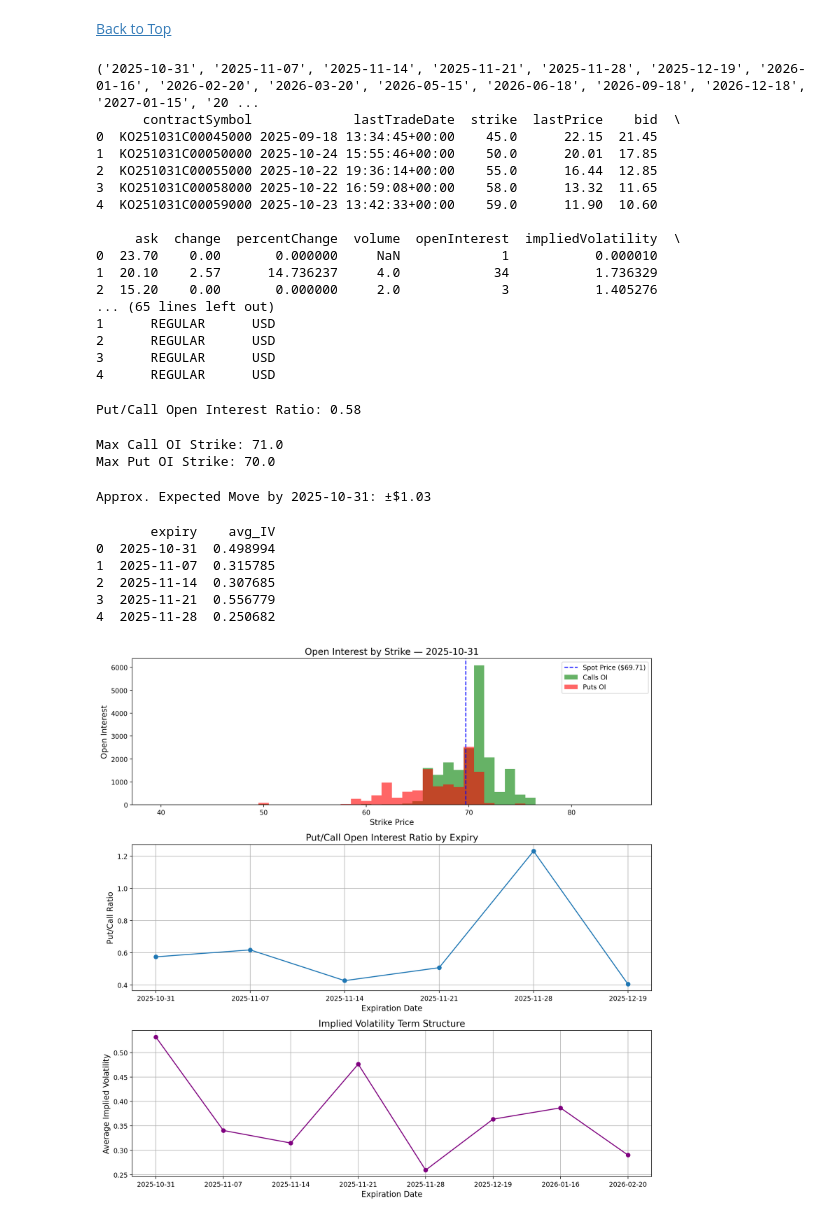
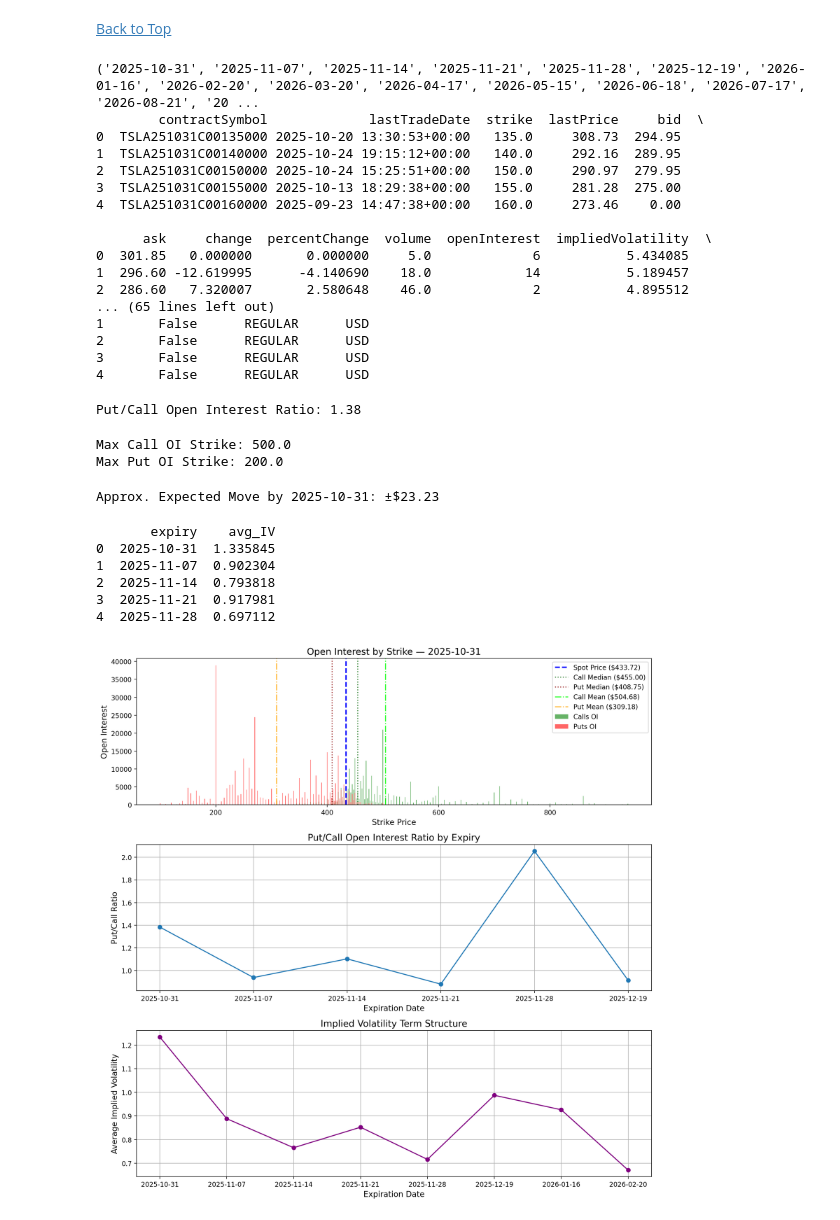
Before and after one commit to Salling3650/Stock_marked, a Jupyter notebook: Stock analysis.ipynb, the cells around one changed output. Cells and saved outputs as stored; diff of their text form; code cells hidden in the pictures.

Commit message:
Restructured the notebook, added median and mean to the open strike options and fixed dividend in key data

```diff
--- a/Stock analysis.ipynb
+++ b/Stock analysis.ipynb
@@ -140,7 +180,7 @@ def make_cnn_api_request(url, max_retries=3, backoff_factor=1.0, timeout=10):
 2. Examples: `'GOOGL'`, `'MSFT'`, `'TSLA'`, `'NVDA'`, `'AMZN'`, etc.
 3. Run the cell above, then run the dashboard cell below
 # %%
-selected_stock = 'KO'  # Change this to any stock symbol (e.g., 'AAPL', 'GOOGL', 'MSFT', etc.)
+selected_stock = 'TSLA'  # Change this to any stock symbol (e.g., 'AAPL', 'GOOGL', 'MSFT', etc.)
 period = '1y'  # Change this to desired period (e.g., '1d', '1wk', '6mo', '1y', '2y', 'max' etc.) - x-axis labels will auto-adjust
 # %%
 # STOCK SELECTION
@@ -301,8 +335,0 @@ This section is planned for additional analysis features. Currently contains bas
-# %%
-# Display company officers
-try:
-    ticker = globals().get('ticker') or yf.Ticker(selected_stock)
-    officers = ticker.info.get('companyOfficers')
-    display_structured_data_as_markdown(officers, "Company Officers", selected_stock)
-except Exception as e:
-    display(Markdown(f"**Error displaying company officers:** {e}"))
@@ -1107,36 +1135,36 @@ puts = option_chain.puts
 print(calls.head())
 print(puts.head())
 # %% [output]
-('2025-10-31', '2025-11-07', '2025-11-14', '2025-11-21', '2025-11-28', '2025-12-19', '2026-01-16', '2026-02-20', '2026-03-20', '2026-05-15', '2026-06-18', '2026-09-18', '2026-12-18', '2027-01-15', '20 ...
-      contractSymbol             lastTradeDate  strike  lastPrice    bid  \
-0  KO251031C00045000 2025-09-18 13:34:45+00:00    45.0      22.15  21.45
-1  KO251031C00050000 2025-10-24 15:55:46+00:00    50.0      20.01  17.85
-2  KO251031C00055000 2025-10-22 19:36:14+00:00    55.0      16.44  12.85
-3  KO251031C00058000 2025-10-22 16:59:08+00:00    58.0      13.32  11.65
-4  KO251031C00059000 2025-10-23 13:42:33+00:00    59.0      11.90  10.60
+('2025-10-31', '2025-11-07', '2025-11-14', '2025-11-21', '2025-11-28', '2025-12-19', '2026-01-16', '2026-02-20', '2026-03-20', '2026-04-17', '2026-05-15', '2026-06-18', '2026-07-17', '2026-08-21', '20 ...
+        contractSymbol             lastTradeDate  strike  lastPrice     bid  \
+0  TSLA251031C00135000 2025-10-20 13:30:53+00:00   135.0     308.73  294.95
+1  TSLA251031C00140000 2025-10-24 19:15:12+00:00   140.0     292.16  289.95
+2  TSLA251031C00150000 2025-10-24 15:25:51+00:00   150.0     290.97  279.95
+3  TSLA251031C00155000 2025-10-13 18:29:38+00:00   155.0     281.28  275.00
+4  TSLA251031C00160000 2025-09-23 14:47:38+00:00   160.0     273.46    0.00
 
-     ask  change  percentChange  volume  openInterest  impliedVolatility  \
-0  23.70    0.00       0.000000     NaN             1           0.000010
-1  20.10    2.57      14.736237     4.0            34           1.736329
-2  15.20    0.00       0.000000     2.0             3           1.405276
+      ask     change  percentChange  volume  openInterest  impliedVolatility  \
+0  301.85   0.000000       0.000000     5.0             6           5.434085
+1  296.60 -12.619995      -4.140690    18.0            14           5.189457
+2  286.60   7.320007       2.580648    46.0             2           4.895512
 ... (65 lines left out)
-1      REGULAR      USD
-2      REGULAR      USD
-3      REGULAR      USD
-4      REGULAR      USD
+1       False      REGULAR      USD
+2       False      REGULAR      USD
+3       False      REGULAR      USD
+4       False      REGULAR      USD
 # %%
 put_call_ratio = puts['openInterest'].sum() / calls['openInterest'].sum()
 print(f"Put/Call Open Interest Ratio: {put_call_ratio:.2f}")
 # %% [output]
-Put/Call Open Interest Ratio: 0.58
+Put/Call Open Interest Ratio: 1.38
 # %%
 max_call_strike = calls.loc[calls['openInterest'].idxmax(), 'strike']
 max_put_strike = puts.loc[puts['openInterest'].idxmax(), 'strike']
 print(f"Max Call OI Strike: {max_call_strike}")
 print(f"Max Put OI Strike: {max_put_strike}")
 # %% [output]
-Max Call OI Strike: 71.0
-Max Put OI Strike: 70.0
+Max Call OI Strike: 500.0
+Max Put OI Strike: 200.0
 # %%
 atm_strike = calls.iloc[(calls['strike'] - ticker.history(period="1d")['Close'].iloc[-1]).abs().argsort()[:1]]['strike'].values[0]
 atm_call = calls[calls['strike'] == atm_strike]['lastPrice'].values[0]
@@ -1144,7 +1172,7 @@ atm_put = puts[puts['strike'] == atm_strike]['lastPrice'].values[0]
 expected_move = atm_call + atm_put
 print(f"Approx. Expected Move by {expiry}: ±${expected_move:.2f}")
 # %% [output]
-Approx. Expected Move by 2025-10-31: ±$1.03
+Approx. Expected Move by 2025-10-31: ±$23.23
 # %%
 iv_data = []
 for exp in expirations[:5]:  # Check first few expirations
@@ -1156,16 +1184,22 @@ iv_df = pd.DataFrame(iv_data)
 print(iv_df)
 # %% [output]
        expiry    avg_IV
-0  2025-10-31  0.498994
-1  2025-11-07  0.315785
-2  2025-11-14  0.307685
-3  2025-11-21  0.556779
-4  2025-11-28  0.250682
+0  2025-10-31  1.335845
+1  2025-11-07  0.902304
+2  2025-11-14  0.793818
+3  2025-11-21  0.917981
+4  2025-11-28  0.697112
 # %%
 expiry = ticker.options[0]  # nearest expiry
 chain = ticker.option_chain(expiry)
 calls, puts = chain.calls, chain.puts
 spot = ticker.history(period="1d")['Close'].iloc[-1]
+
+# Calculate median and mean strikes
+call_median_strike = calls['strike'].median()
+put_median_strike = puts['strike'].median()
+call_mean_strike = (calls['strike'] * calls['openInterest']).sum() / calls['openInterest'].sum()
+put_mean_strike = (puts['strike'] * puts['openInterest']).sum() / puts['openInterest'].sum()
 
 # Create subplots
 fig, axs = plt.subplots(3, 1, figsize=(12, 12))
@@ -1173,7 +1207,11 @@ fig, axs = plt.subplots(3, 1, figsize=(12, 12))
 # First subplot: Open Interest by Strike
 axs[0].bar(calls['strike'], calls['openInterest'], width=1.0, label='Calls OI', color='green', alpha=0.6)
 axs[0].bar(puts['strike'], puts['openInterest'], width=1.0, label='Puts OI', color='red', alpha=0.6)
-axs[0].axvline(spot, color='blue', linestyle='--', label=f'Spot Price (${spot:.2f})')
+axs[0].axvline(spot, color='blue', linestyle='--', label=f'Spot Price (${spot:.2f})', linewidth=2)
+axs[0].axvline(call_median_strike, color='darkgreen', linestyle=':', label=f'Call Median (${call_median_strike:.2f})', linewidth=1.5, alpha=0.8)
+axs[0].axvline(put_median_strike, color='darkred', linestyle=':', label=f'Put Median (${put_median_strike:.2f})', linewidth=1.5, alpha=0.8)
+axs[0].axvline(call_mean_strike, color='lime', linestyle='-.', label=f'Call Mean (${call_mean_strike:.2f})', linewidth=1.5, alpha=0.8)
+axs[0].axvline(put_mean_strike, color='orange', linestyle='-.', label=f'Put Mean (${put_mean_strike:.2f})', linewidth=1.5, alpha=0.8)
 axs[0].set_title(f'Open Interest by Strike — {expiry}')
 axs[0].set_xlabel('Strike Price')
 axs[0].set_ylabel('Open Interest')
@@ -1183,34 +1221,34 @@ axs[0].legend()
 ratios = []
 for exp in ticker.options[:6]:
     oc = ticker.option_chain(exp)
     pcr = oc.puts['openInterest'].sum() / oc.calls['openInterest'].sum()
     ratios.append({'expiry': exp, 'put_call_ratio': pcr})
 
 df_ratios = pd.DataFrame(ratios)
 axs[1].plot(df_ratios['expiry'], df_ratios['put_call_ratio'], marker='o')
 axs[1].set_title('Put/Call Open Interest Ratio by Expiry')
 axs[1].set_xlabel('Expiration Date')
 axs[1].set_ylabel('Put/Call Ratio')
 axs[1].grid(True)
 
 # Third subplot: Implied Volatility Term Structure
 term = []
 for exp in ticker.options[:8]:
     oc = ticker.option_chain(exp)
     iv_mean = (oc.calls['impliedVolatility'].mean() + oc.puts['impliedVolatility'].mean()) / 2
     term.append({'expiry': exp, 'avg_IV': iv_mean})
 
 df_term = pd.DataFrame(term)
 axs[2].plot(df_term['expiry'], df_term['avg_IV'], marker='o', color='purple')
 axs[2].set_title('Implied Volatility Term Structure')
 axs[2].set_xlabel('Expiration Date')
 axs[2].set_ylabel('Average Implied Volatility')
 axs[2].grid(True)
 
 plt.tight_layout()
 plt.show()
 # %% [output]
-[figure, old version]
+[figure, new version]
 # %%
 # --- Load data ---
 expiry = ticker.options[0]  # nearest expiry
```
Also changed, not shown: parts of 38 cells of this notebook.
